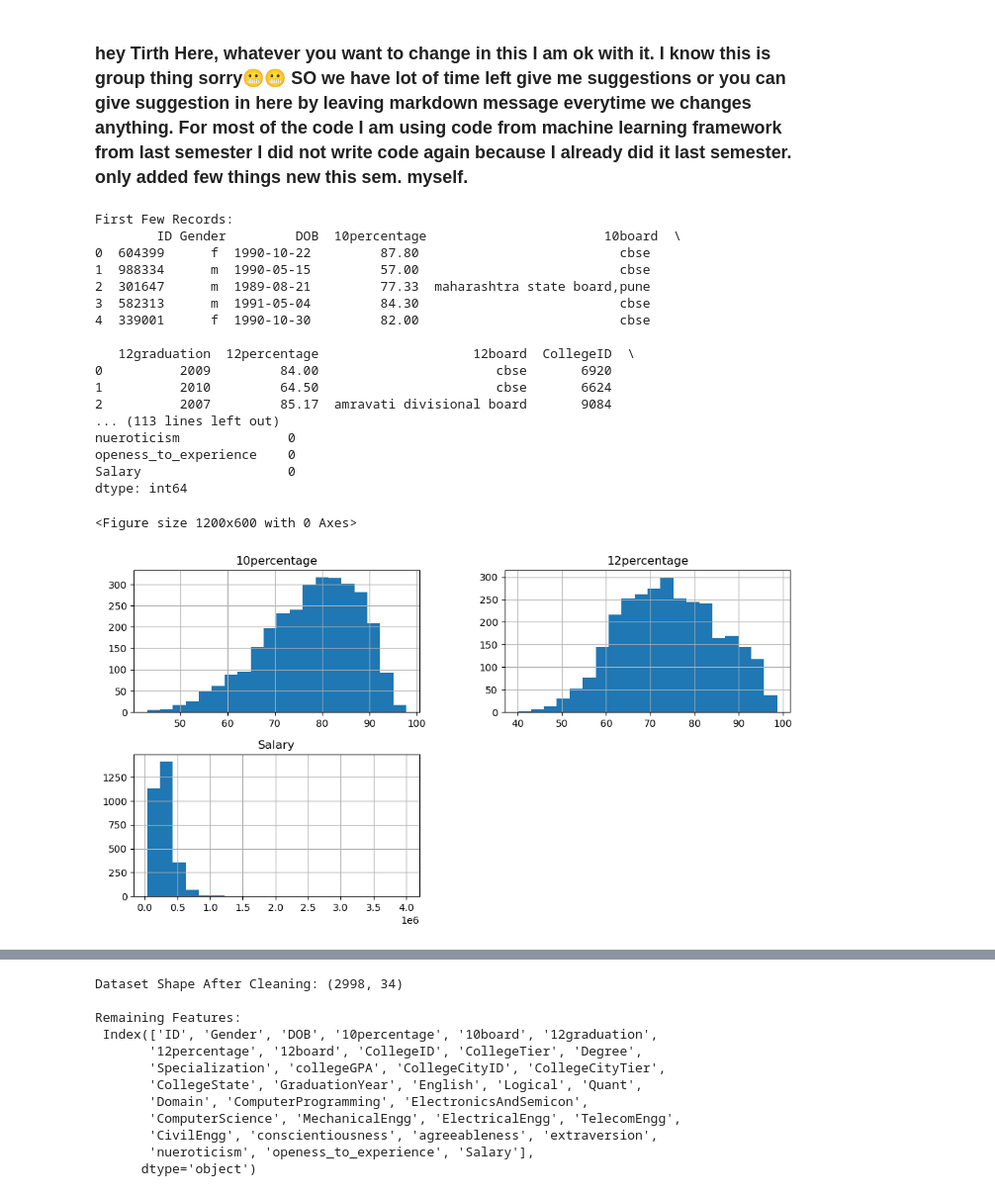
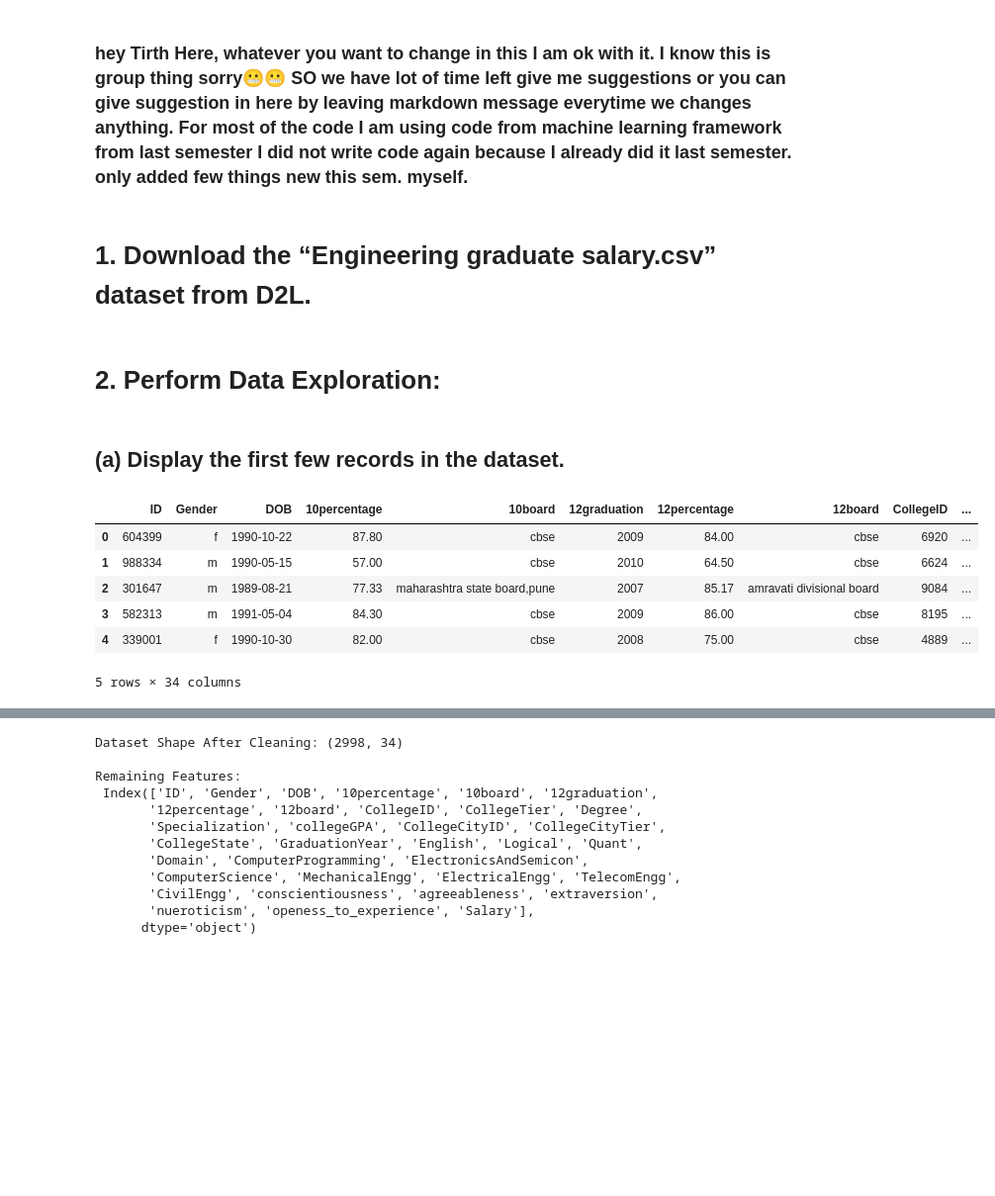
Before and after one commit to kelvinkrisna/Neural_network, a Jupyter notebook: Assignment 1/Assignment1.ipynb, the cells around one changed output, grey strips where cells are left out. Shown at 99% size. Cells and saved outputs as stored; diff of their text form; code cells hidden in the pictures; blank space fills up the shorter version.

```diff
--- a/Assignment/Assignment1.ipynb
+++ b/Assignment 1/Assignment1.ipynb
@@ -12,38 +12,5 @@ from sklearn.linear_model import LinearRegression
 from sklearn.metrics import mean_squared_error
 from sklearn.model_selection import GridSearchCV
 from sklearn.linear_model import Lasso
-
-file_path = "Engineering_graduate_salary.csv"
-df = pd.read_csv(file_path)
-
-print("First Few Records:\n", df.head())
-
-print("\nDataset Shape:", df.shape)
-
-print("\nDataset Statistics:\n", df.describe())
-
-print("\nNull Values Per Column:\n", df.isnull().sum())
-
-plt.figure(figsize=(12, 6))
-df.hist(column=['10percentage', '12percentage', 'Salary'], bins=20, figsize=(12, 6))
-plt.show()
-# %% [output]
-First Few Records:
-        ID Gender         DOB  10percentage                       10board  \
-0  604399      f  1990-10-22         87.80                          cbse
-1  988334      m  1990-05-15         57.00                          cbse
-2  301647      m  1989-08-21         77.33  maharashtra state board,pune
-3  582313      m  1991-05-04         84.30                          cbse
-4  339001      f  1990-10-30         82.00                          cbse
-
-   12graduation  12percentage                    12board  CollegeID  \
-0          2009         84.00                       cbse       6920
-1          2010         64.50                       cbse       6624
-2          2007         85.17  amravati divisional board       9084
-... (113 lines left out)
-nueroticism              0
-openess_to_experience    0
-Salary                   0
-dtype: int64
-<Figure size 1200x600 with 0 Axes>
-[figure, removed]
+# %% [markdown]
+# 1. Download the “Engineering graduate salary.csv” dataset from D2L.
@@ -49,0 +20,14 @@ dtype: int64
+# %% [markdown]
+# 2. Perform Data Exploration:
+# %% [markdown]
+## (a) Display the first few records in the dataset.
+# %%
+df.head()
+# %% [output]
+|  | ID | Gender | DOB | 10percentage | 10board | 12graduation | 12percentage | 12board | CollegeID | ... |
+| 0 | 604399 | f | 1990-10-22 | 87.80 | cbse | 2009 | 84.00 | cbse | 6920 | ... |
+| 1 | 988334 | m | 1990-05-15 | 57.00 | cbse | 2010 | 64.50 | cbse | 6624 | ... |
+| 2 | 301647 | m | 1989-08-21 | 77.33 | maharashtra state board,pune | 2007 | 85.17 | amravati divisional board | 9084 | ... |
+| 3 | 582313 | m | 1991-05-04 | 84.30 | cbse | 2009 | 86.00 | cbse | 8195 | ... |
+| 4 | 339001 | f | 1990-10-30 | 82.00 | cbse | 2008 | 75.00 | cbse | 4889 | ... |
+5 rows × 34 columns
```
Also changed, not shown: parts of 28 cells of this notebook, 1 other file.
